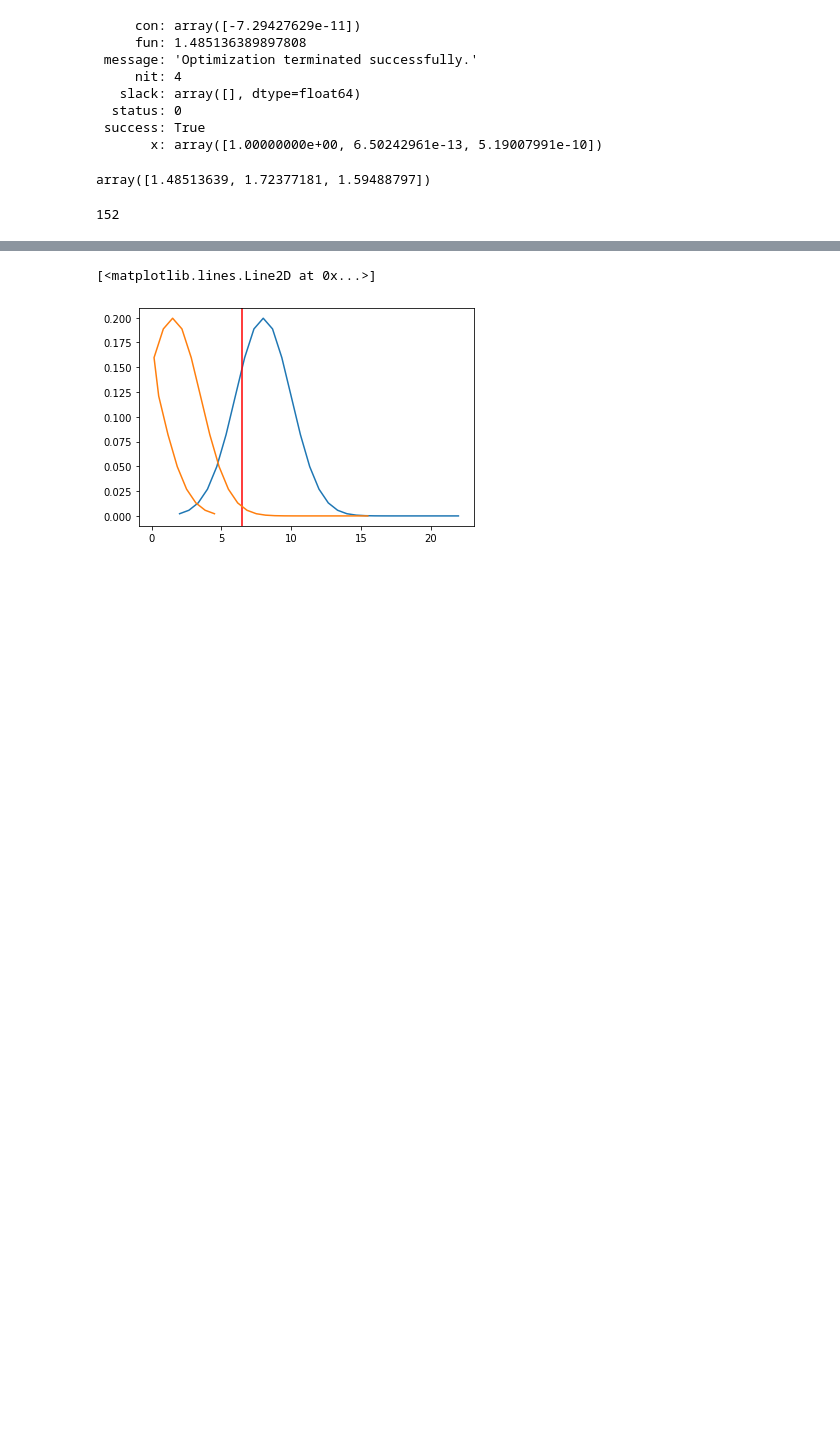
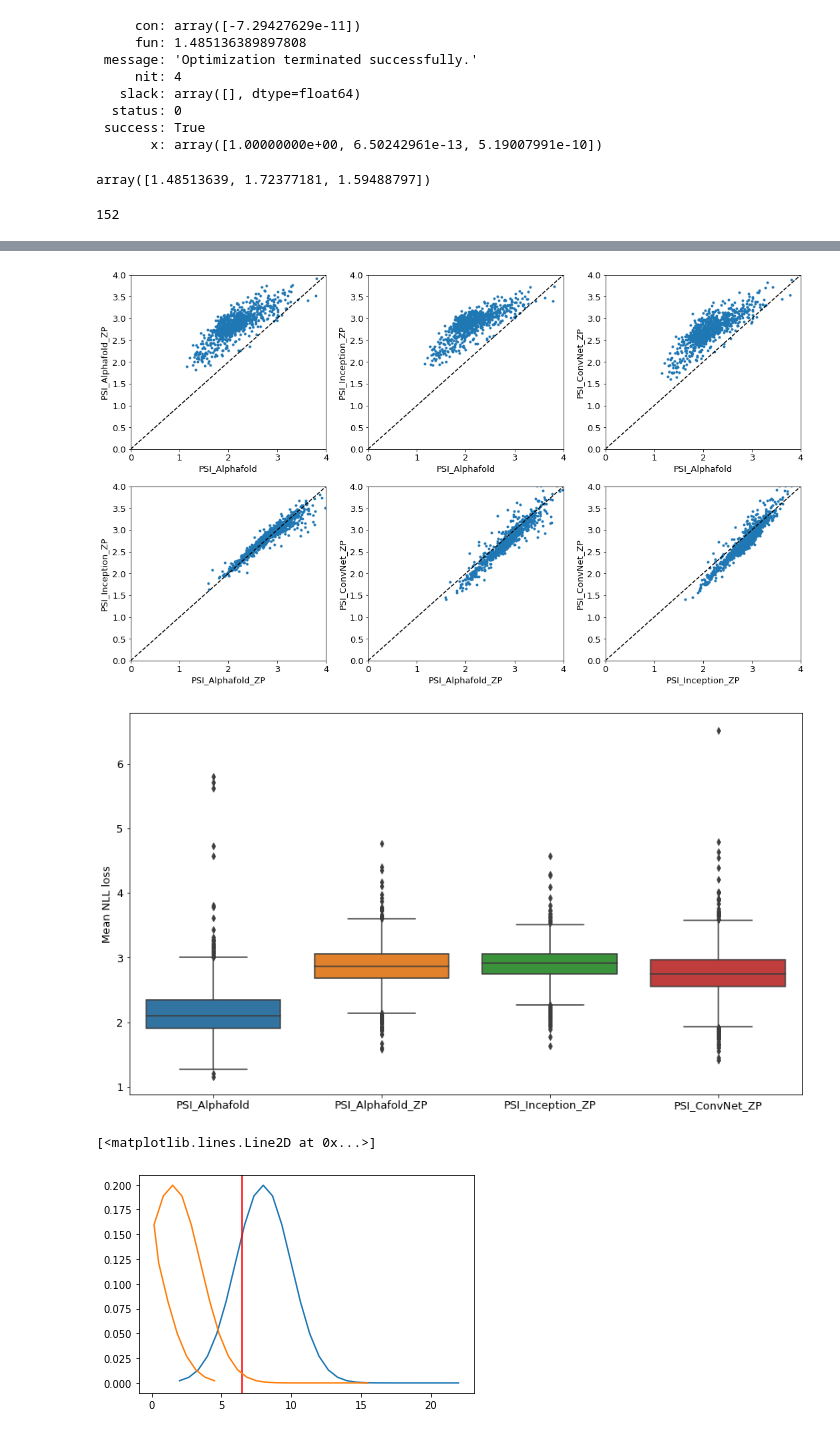
Before and after one commit to andynet/protein_folding, a Jupyter notebook: scripts/val_test_data_analysis.ipynb, the cells around one changed output, grey strips where cells are left out. Saved outputs shown, nothing was run; the diff lists cells and outputs as text; code cells hidden in the pictures; blank space fills up the shorter version.

```diff
--- a/scripts/val_test_data_analysis.ipynb
+++ b/scripts/val_test_data_analysis.ipynb
@@ -242,3 +299,8 @@ plt.savefig('../plots/models_validation_distogram_losses.png')
+# %%
+loss_plots('PSI', '../plots/model_comparisons')
+# %% [output]
+[figure, added]
+[figure, added]
 # %%
 def normal_distr(x, mu, sigma):
     """
```
Also changed, not shown: parts of 13 cells of this notebook, 7 other files.
